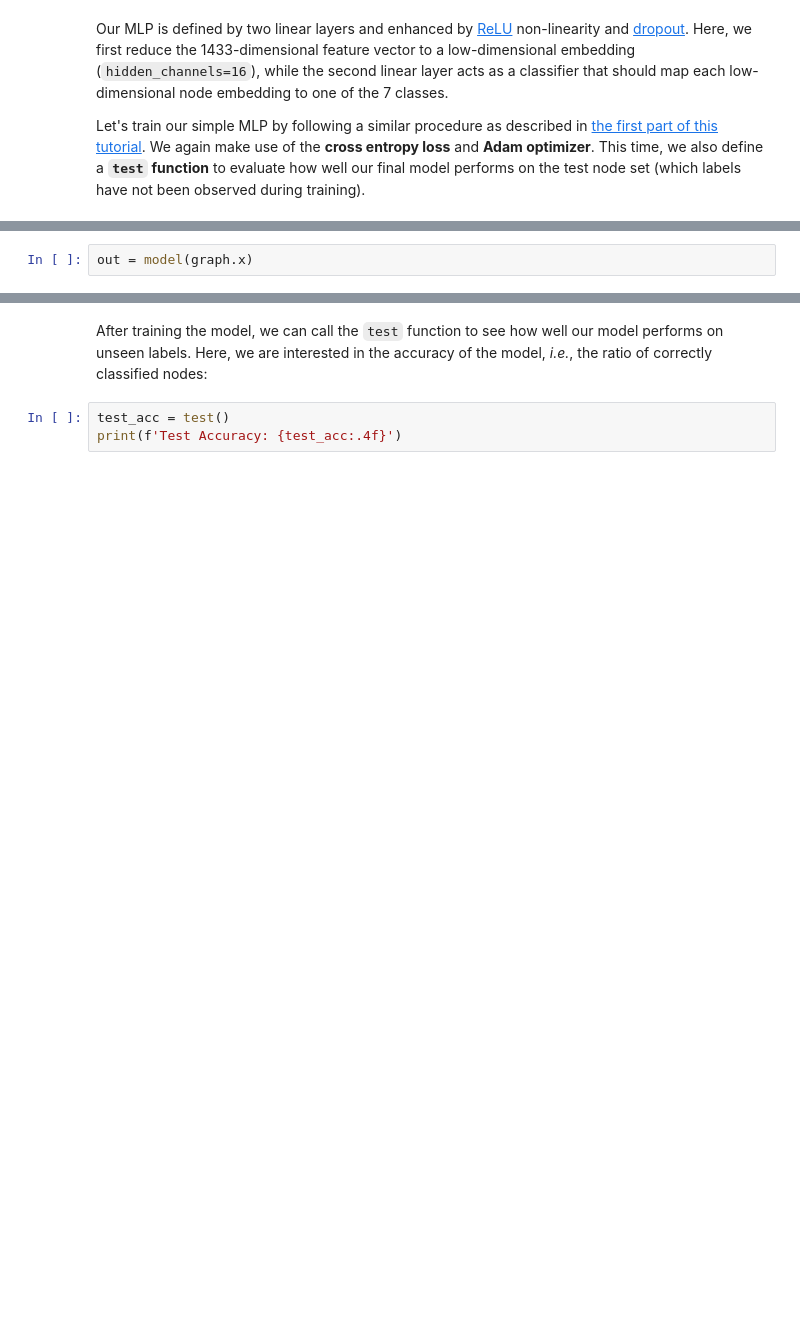
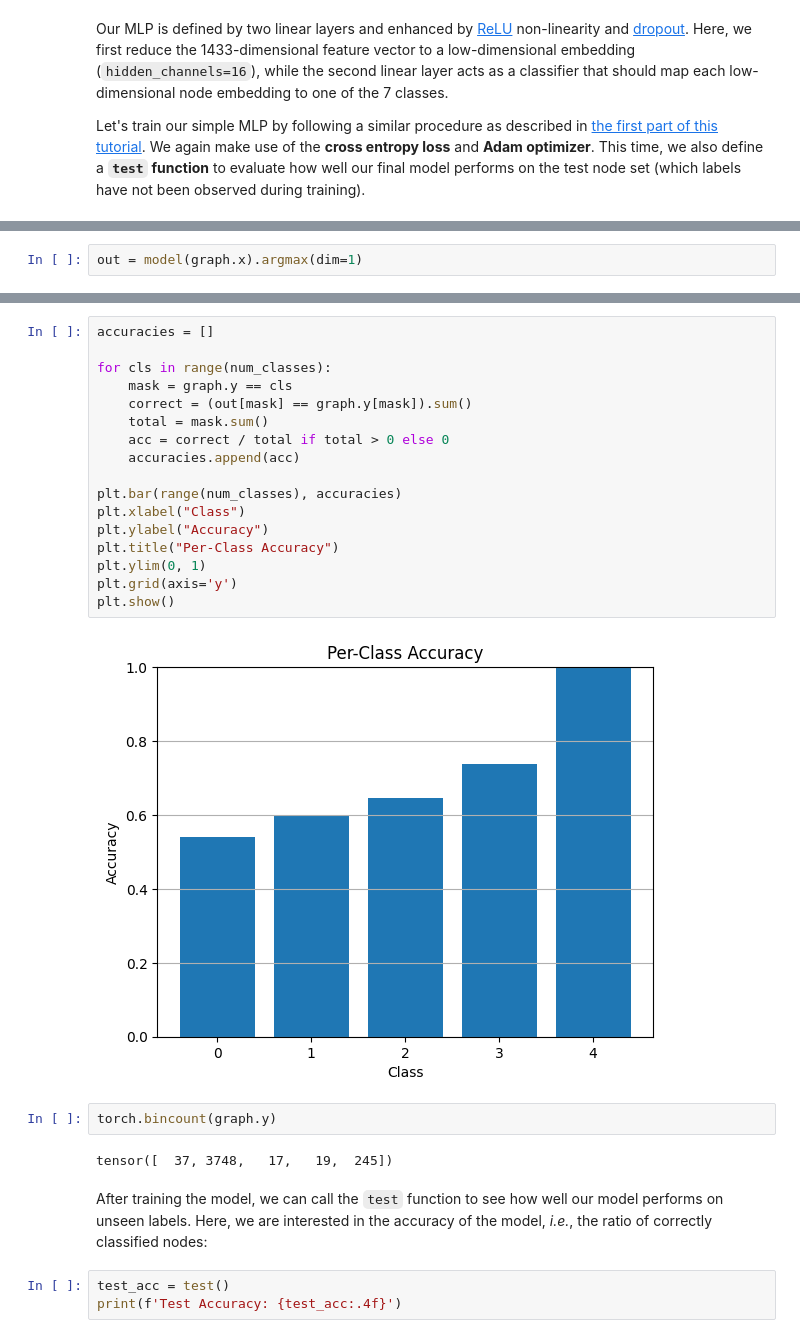
Before and after one commit to briandepasquale/CoSyNe_2025_GNN_tutorial, a Jupyter notebook: FlyWire_WIP_class.ipynb, the cells around one changed output, grey strips where cells are left out. Saved outputs shown, nothing was run; the diff lists cells and outputs as text; blank space fills up the shorter version.

```diff
--- a/FlyWire_WIP_class.ipynb
+++ b/FlyWire_WIP_class.ipynb
@@ -329,2 +335,2 @@ Epoch: 1000, Loss: 1.3043
 # %%
-out = model(graph.x)
+out = model(graph.x).argmax(dim=1)
@@ -344,3 +337,26 @@ plt.plot(out.argmax(dim=1))
+# %%
+accuracies = []
+
+for cls in range(num_classes):
+    mask = graph.y == cls
+    correct = (out[mask] == graph.y[mask]).sum()
+    total = mask.sum()
+    acc = correct / total if total > 0 else 0
+    accuracies.append(acc)
+
+plt.bar(range(num_classes), accuracies)
+plt.xlabel("Class")
+plt.ylabel("Accuracy")
+plt.title("Per-Class Accuracy")
+plt.ylim(0, 1)
+plt.grid(axis='y')
+plt.show()
+# %% [output]
+[figure, added]
+# %%
+torch.bincount(graph.y)
+# %% [output]
+tensor([  37, 3748,   17,   19,  245])
 # %% [markdown]
 After training the model, we can call the `test` function to see how well our model performs on unseen labels.
 Here, we are interested in the accuracy of the model, *i.e.*, the ratio of correctly classified nodes:
```
Also changed, not shown: parts of 62 cells of this notebook.
